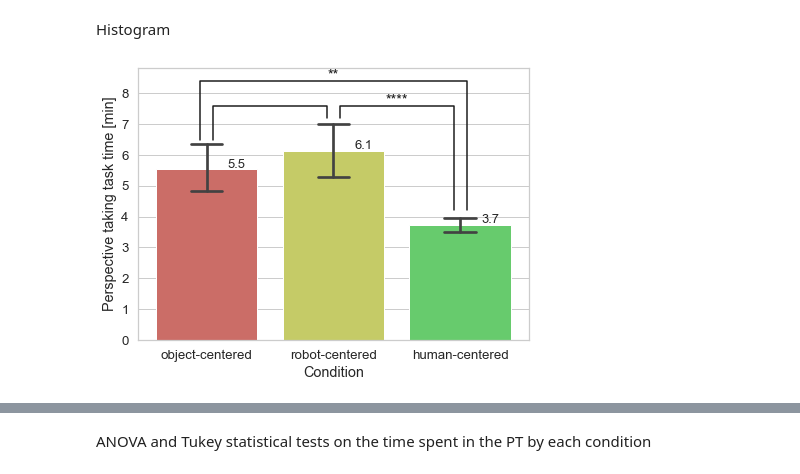
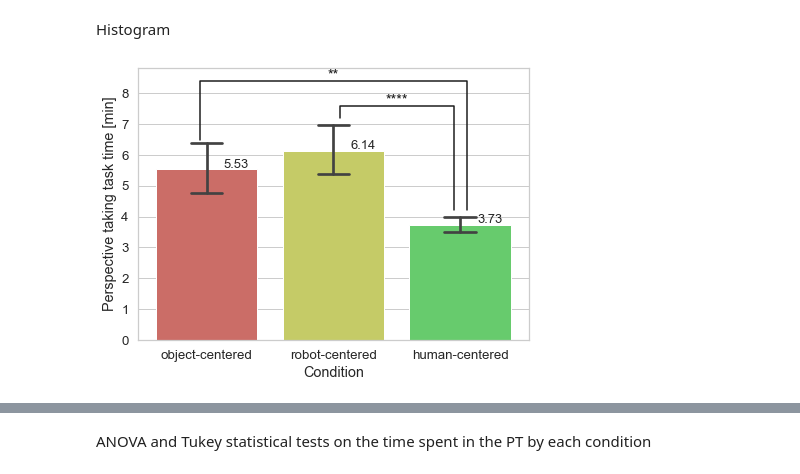
Before and after one commit to Joao-Tiago-Almeida/HRI2023---Conference-Paper, a Jupyter notebook: main.ipynb, the cells around one changed output, grey strips where cells are left out. Drawn from its saved outputs; the diff is of its cells as text; code cells hidden in the pictures.

```diff
--- a/main.ipynb
+++ b/main.ipynb
@@ -82,32 +92,32 @@ Histogram
 # %%
 plt.figure(figsize=(7.0, 5.0))
 g = sns.barplot(
     data=df.fillna(0).replace(["OC","HC","RC"], ["object-centered", "human-centered", "robot-centered"]),
     x="Condition",
     y="Perspective taking task time [min]",
     capsize = 0.25
 )
 
 # add significant values
 for p in g.patches:
-    g.annotate(format(p.get_height(), '.1f'),
+    g.annotate(format(p.get_height(), '.2f'),
                    (p.get_x() + p.get_width() / 2., p.get_height()),
                    ha = 'center', va = 'center',
                    size=13,
                    xytext = (30, 5),
                    textcoords = 'offset points')
 
 y1, y2, y3 = 6.5, 7.2, 4.2
 h, col = 0.4, 'k'
 
 plt.plot([-0.05, -0.05, 2.05, 2.05], [y1, y2+3*h, y2+3*h, y3], lw=1.5, c=col)
 plt.text(1, y2+2.9*h, "**", ha='center', va='bottom', color=col)
 
-plt.plot([0.05, 0.05, 0.95, 0.95], [y1, y2+h, y2+h, y2], lw=1.5, c=col)
+# plt.plot([0.05, 0.05, 0.95, 0.95], [y1, y2+h, y2+h, y2], lw=1.5, c=col)
 
 plt.plot([1.05, 1.05, 1.95, 1.95], [y2, y2+h, y2+h, y3], lw=1.5, c=col)
 plt.text(1.5, y2+0.9*h, "****", ha='center', va='bottom', color=col)
 
 plt.savefig("figures/PT time histogram.pdf",bbox_inches='tight')
 # %% [output]
-[figure, old version]
+[figure, new version]
```
Also changed, not shown: parts of 16 cells of this notebook, 11 other files.
